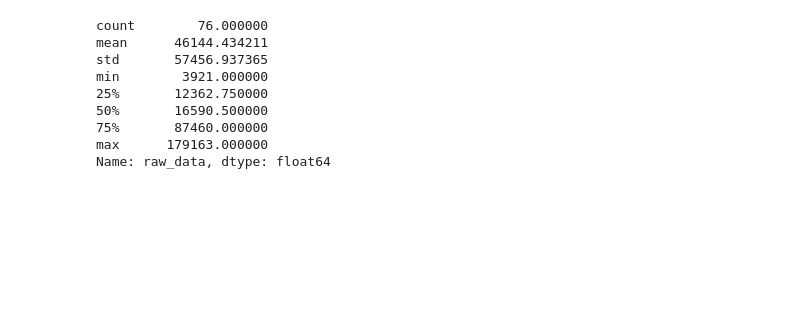
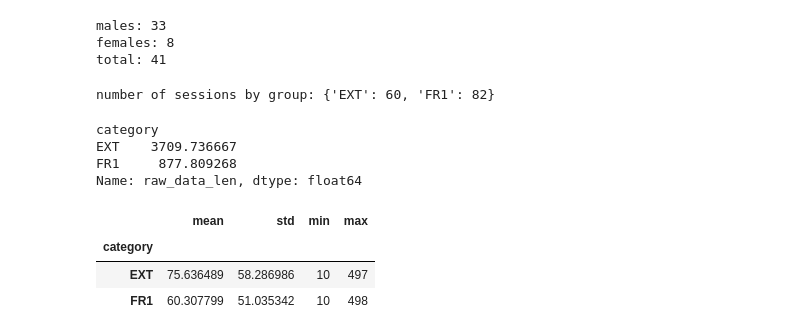
Before and after one commit to Jiefei-Wang/rat-model, a Jupyter notebook: scripts/descriptive.ipynb, the cells around one changed output. Saved outputs shown, nothing was run; the diff lists cells and outputs as text; code cells hidden in the pictures; blank space fills up the shorter version.

```diff
--- a/scripts/descriptive.ipynb
+++ b/scripts/descriptive.ipynb
@@ -1,7 +1,15 @@
 # %%
+import pandas as pd
+import pickle
+import numpy as np
+import os
 
-import os
-import numpy as np
-from modules.Data import data_from_pickle
+output_base = 'output/data'
+df_raw = pickle.load(open(f'{output_base}/df_raw.pkl', "rb"))
+df_ML = pickle.load(open(f'{output_base}/df_ML.pkl', "rb"))
+df_ML_unscaled = pickle.load(open(f'{output_base}/df_ML_unscaled.pkl', "rb"))
+feature_names = pickle.load(open(f'{output_base}/feature_names.pkl', "rb"))
 
-df_raw, df_ML, row_train, row_valid, row_test, feature_names = data_from_pickle()
+figure_path = 'output/figures'
+if not os.path.exists(figure_path):
+    os.makedirs(figure_path)
@@ -8,13 +34,35 @@ df_raw, df_ML, row_train, row_valid, row_test, feature_names = data_from_pickle(
 # %%
-# Check the length of the raw data
-df_raw['raw_data'].apply(len).describe()
+# distribution of sex
+df_raw2 = df_raw.drop_duplicates(subset=['id'])
+rat_gender_count = df_raw2.sex.value_counts(dropna=False).to_dict()
+
+print(f"males: {rat_gender_count.get(0, 0)}")
+print(f"females: {rat_gender_count.get(1, 0)}")
+print(f"total: {len(df_raw2)}")
 # %% [output]
-count        76.000000
-mean      46144.434211
-std       57456.937365
-min        3921.000000
-25%       12362.750000
-50%       16590.500000
-75%       87460.000000
-max      179163.000000
-Name: raw_data, dtype: float64
+males: 33
+females: 8
+total: 41
+# %%
+# number of sessions
+session_num = df_raw.groupby('category').count()['id'].to_dict()
+print(f"number of sessions by group: {session_num}")
+
+# session duration
+df_raw['raw_data_len'] = df_raw['raw_data'].apply(lambda x: len(x) / 100)
+df_raw.groupby('category')['raw_data_len'].mean()
+# %% [output]
+number of sessions by group: {'EXT': 60, 'FR1': 82}
+category
+EXT    3709.736667
+FR1     877.809268
+Name: raw_data_len, dtype: float64
+# %%
+df_ML_unscaled.groupby('category')['total_press_duration'].agg(
+    ['mean', 'std','min','max']
+)
+# %% [output]
+|  | mean | std | min | max |
+| category |  |  |  |  |
+| EXT | 75.636489 | 58.286986 | 10 | 497 |
+| FR1 | 60.307799 | 51.035342 | 10 | 498 |
```
Also changed, not shown: parts of 16 cells of this notebook, 8 other files.
